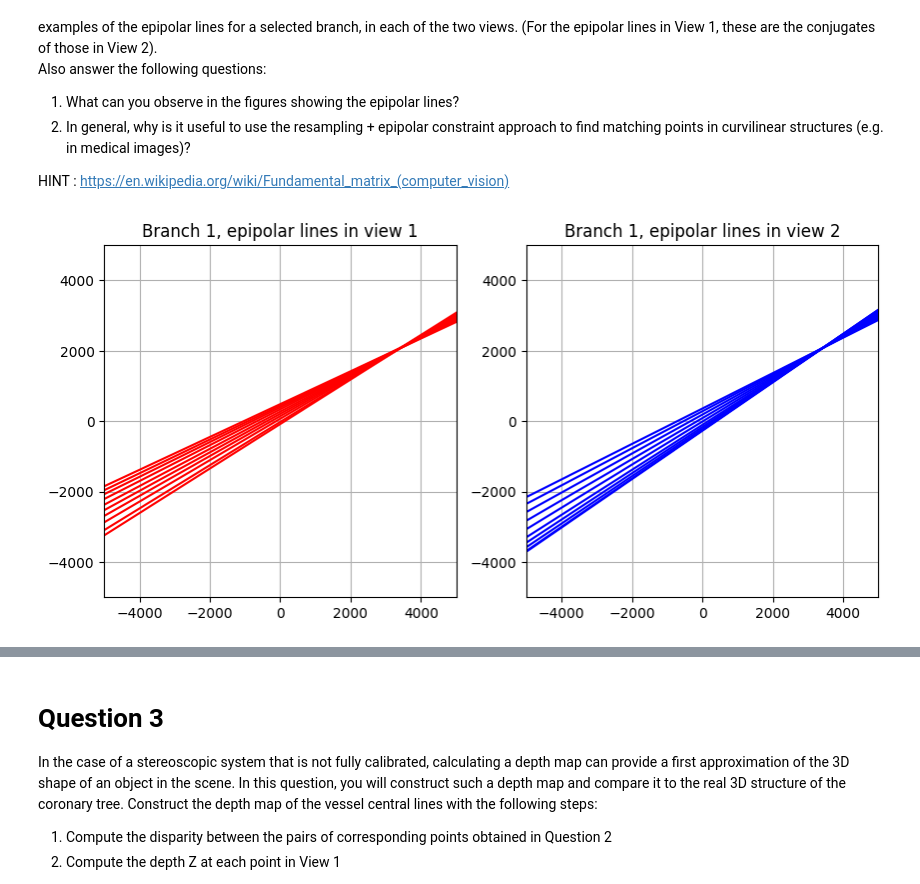
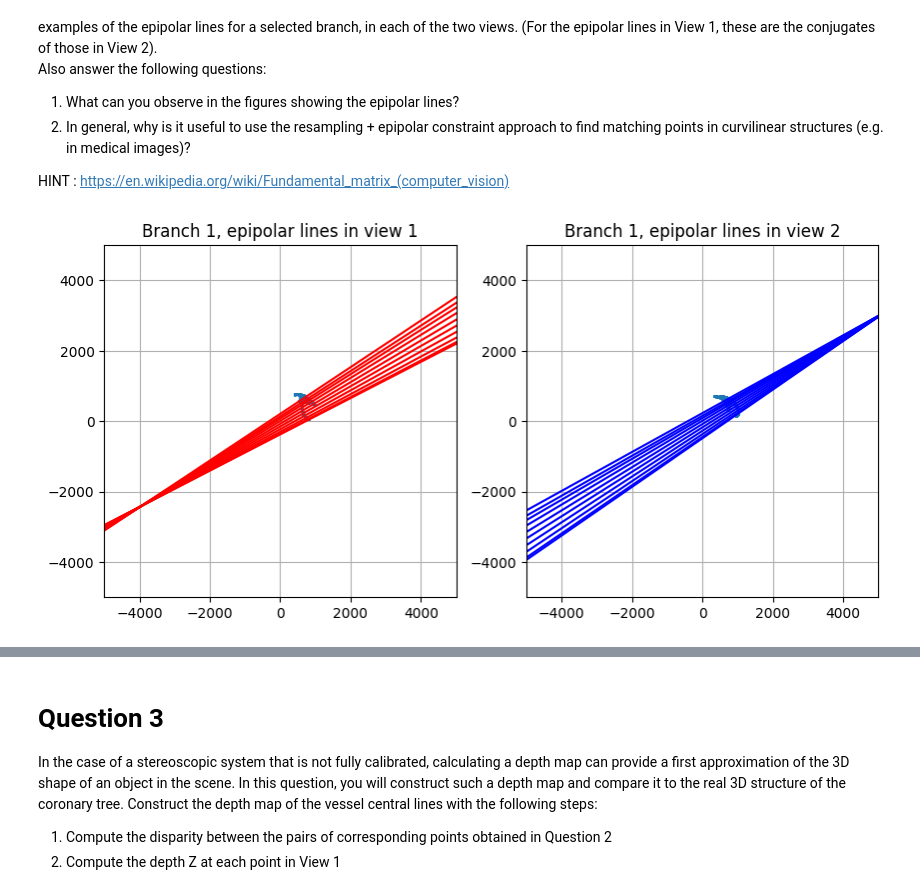
Before and after one commit to JuanDGuerra20/GBM6700E, a Jupyter notebook: lab_2/lab_2_student.ipynb, the cells around one changed output, grey strips where cells are left out. Drawn from its saved outputs; the diff is of its cells as text; code cells hidden in the pictures.

```diff
--- a/lab_2/lab_2_student.ipynb
+++ b/lab_2/lab_2_student.ipynb
@@ -49,7 +49,7 @@ def calculate_2d_projection(points_3d:np.ndarray, proj_mat:np.ndarray) -> np.nda
 # TODO : define these
 sid, sod, dp =  1050, 750, 0.1953
 alpha_0, beta_0 = -30, -25 # ? For view 1
-alpha_1, beta_1 = 90, 0 # ? For view 2
+alpha_1, beta_1 = 45, 30 # ? For view 2
 image_size = 1024
 # %%
 params_1 = lab_2.geometry.build_view_geometry(sid, sod, dp, alpha_0, beta_0, (image_size, image_size))
@@ -184,10 +201,11 @@ for branch_idx in np.unique(mesh.skeleton_labels): # ? For each branch idx
     pts = view_1_pts_2d[mesh.skeleton_labels == branch_idx] # ? Select the corresponding points (ie. where the label of the point corresponds to the branch_idx)
     # TODO : double the point density for each branch, then use the interpolation function to... interpolate. Don't forget to also save the labels of your newly created points !
     re_x = lab_2.utils.interpolate(pts, len(pts) * 2)
-    sampled_view_1.extend(np.array(re_x).T)
+    sampled_view_1.extend(re_x)
     sampled_view_1_labels.extend([branch_idx] * len(re_x))
 
-
+sampled_view_1 = np.array(sampled_view_1)
+sampled_view_1_labels = np.array(sampled_view_1_labels)
 # TODO : Do the same thing for view 2
 # YOUR CODE GOES HERE
 sampled_view_2, sampled_view_2_labels = [], []
@@ -195,8 +213,11 @@ for branch_idx in np.unique(mesh.skeleton_labels):
     pts = view_2_pts_2d[mesh.skeleton_labels == branch_idx] # ? Select the corresponding points (ie. where the label of the point corresponds to the branch_idx)
     # TODO : double the point density for each branch, then use the interpolation function to... interpolate. Don't forget to also save the labels of your newly created points !
     re_x = lab_2.utils.interpolate(pts, len(pts) * 2)
-    sampled_view_2.extend(np.array(re_x).T)
+    sampled_view_2.extend(re_x)
     sampled_view_2_labels.extend([branch_idx] * len(re_x))
+sampled_view_2 = np.array(sampled_view_2)
+sampled_view_2_labels = np.array(sampled_view_2_labels)
+
 # ? Now we find the matching points
 """
 For each point in view 1 :
@@ -207,52 +228,57 @@ For each point in view 1 :
 Now plot a few epipolar lines on the first branch in both views. Use the predefined limits (-5000, 5000) setup in the beginning of this code cell.
 """
 # TODO : YOUR CODE GOES HERE
-pairs_view_1 = []
-epi_lines_1 = []
+
+pairs_view_12 = []
+epi_lines_2 = []
 for i in range(len(view_1_pts_2d)):
     dist = []
-    epi_line = F @ np.array([view_1_pts_2d[i][0], view_1_pts_2d[i][1], 1])
-    epi_lines_1.append(epi_line)
+    epi_line =  np.array([view_1_pts_2d[i][0], view_1_pts_2d[i][1], 1]) @ F
+    epi_lines_2.append(epi_line)
+    # closest line finding
     for j in range(len(sampled_view_2)):
         dist.append(distance_point_to_line(epi_line, sampled_view_2[j]))
+    min_dist = np.argmin(dist)
+    pairs_view_12.append([view_1_pts_2d[i], sampled_view_2[min_dist]])
 
-    closest = sampled_view_2[np.argmin(dist)]
-    pairs_view_1.append((view_1_pts_2d[i], closest))
-
-pairs_view_2 = []
-epi_lines_2 = []
+pairs_view_21 = []
+epi_lines_1 = []
 for i in range(len(view_2_pts_2d)):
     dist = []
     epi_line = F @ np.array([view_2_pts_2d[i][0], view_2_pts_2d[i][1], 1])
-    epi_lines_2.append(epi_line)
+    epi_lines_1.append(epi_line)
+
     for j in range(len(sampled_view_1)):
         dist.append(distance_point_to_line(epi_line, sampled_view_1[j]))
-
-    closest = sampled_view_1[np.argmin(dist)]
-    pairs_view_2.append((view_2_pts_2d[i], closest))
-
+    min_dist = np.argmin(dist)
+    pairs_view_21.append([view_2_pts_2d[i], sampled_view_1[min_dist]])
+pairs_view_21 = np.array(pairs_view_21)
+pairs_view_12 = np.array(pairs_view_12)
 
 epi_lines_1 = np.array(epi_lines_1)
 epi_lines_2 = np.array(epi_lines_2)
 pts = view_2_pts_2d[mesh.skeleton_labels == 0]
 loc = len(pts) // 10
 locs = np.arange(10)
 locs_1 = locs * loc
 
 pts = view_1_pts_2d[mesh.skeleton_labels == 0]
 loc = len(pts) // 10
 locs = np.arange(10)
 locs_2 = locs * loc
 
 sample_lines_1 = np.array(epi_lines_1)[locs_1]
 sample_lines_2 = np.array(epi_lines_2)[locs_2]
 
 x = np.linspace(-5000, 5000, 10000)
 for i in range(len(sample_lines_1)):
     ax[0].plot(x, -(sample_lines_2[i,2] + sample_lines_2[i,0]*x)/sample_lines_2[i,1], color='red')
     ax[1].plot(x, -(sample_lines_1[i,2] + sample_lines_1[i,0]*x)/sample_lines_1[i,1], color='blue')
 
+ax[0].scatter(view_1_pts_2d[:,0], view_1_pts_2d[:,1], s=1)
+ax[1].scatter(view_2_pts_2d[:,0], view_2_pts_2d[:,1], s=1)
 
 plt.show()
+plt.close()
 # %% [output]
-[figure, old version]
+[figure, new version]
```
Also changed, not shown: parts of 13 cells of this notebook.
